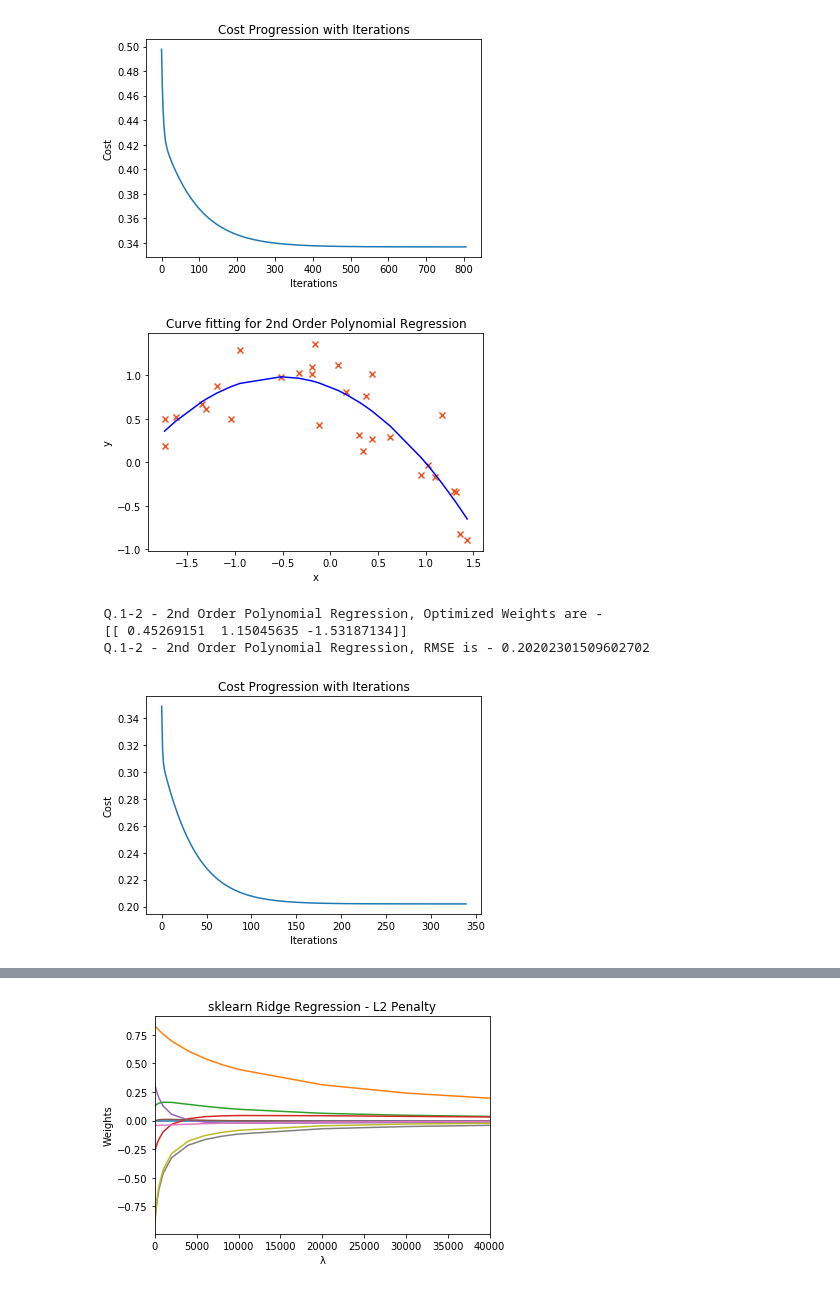
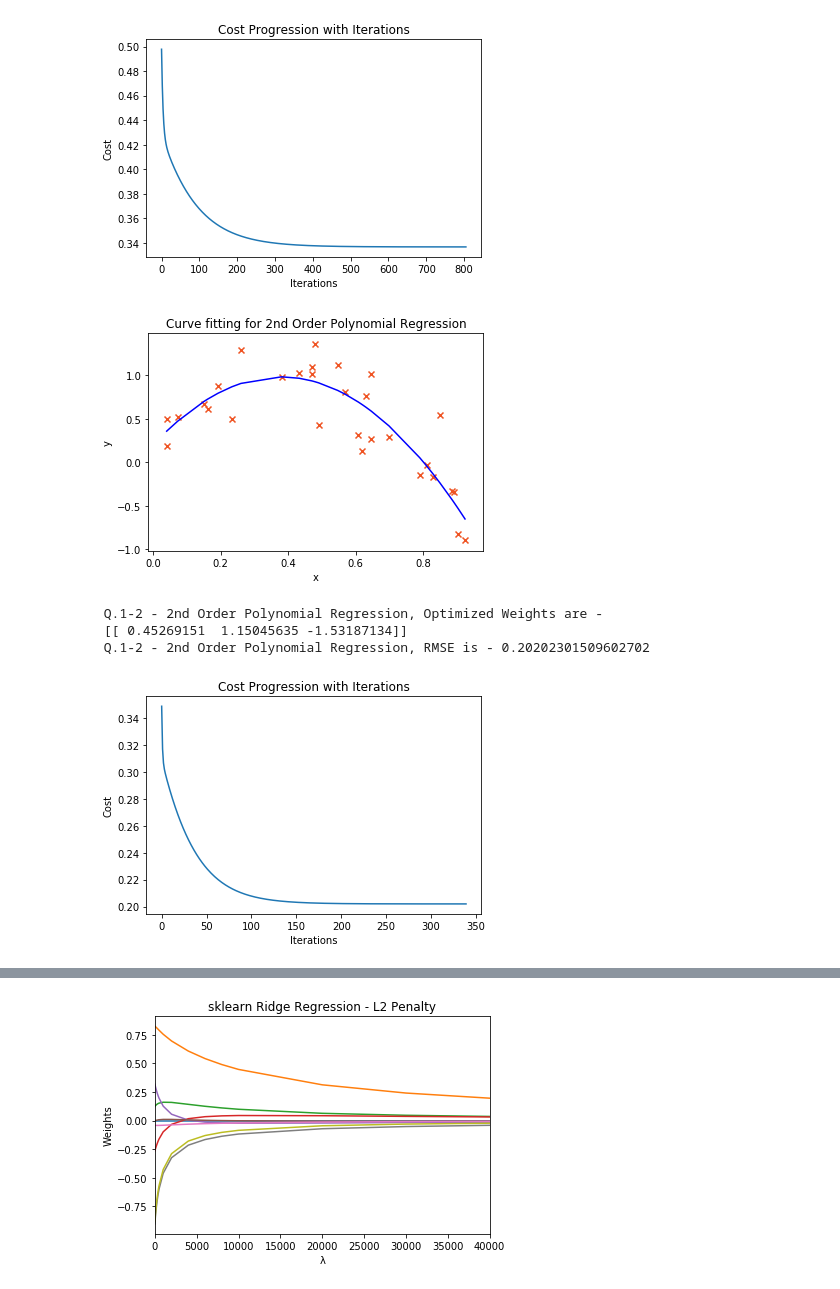
Before and after one commit to MeenakshiParyani/Polynomial-Regression, a Jupyter notebook: Polynomial-Regression.ipynb, the cells around one changed output, grey strips where cells are left out. Drawn from its saved outputs; the diff is of its cells as text; code cells hidden in the pictures.

Commit message:
Scale changes for X values

```diff
--- a/Polynomial-Regression.ipynb
+++ b/Polynomial-Regression.ipynb
@@ -49,11 +49,12 @@ def normalizeData(df, needSort, byColumn, yColumn):
     X = df.drop([yColumn], axis=1)
     #print('----Before norm-----')
     #print(X)
-    X = (X-X.mean(axis=0))/X.std(axis=0)
+    Xnorm = (X-X.mean(axis=0))/X.std(axis=0)
     #print('----After norm-----')
     #print(X)
-    X.insert(0,-1,1)# inserting ones column for beta0
-    return X, Y
+    X.insert(0,-1,1)
+    Xnorm.insert(0,-1,1)# inserting ones column for beta0
+    return Xnorm, Y, X
 
 def gradientDescentUsingMatrix(x, y, beta, learning_rate, iters):
     temp = np.matrix(np.zeros(beta.shape))
@@ -102,34 +103,35 @@ plotCostHistory(costs)
 # %%
 # Q.1-2 - 2nd Order Polynomial Regression
 
 def generatePolynomialInput(df, order, xheader):
     for i in range(2,order+1):
         df[i] = df[xheader]**i
     return df
 
 def performPolynomialRegression(df, learning_rate, iters, order, xheader, yheader, plt_title, draw):
     beta = np.matrix(np.zeros(order+1))
     #print(df.head())
     normalized_df_poly = generatePolynomialInput(df, order, xheader)
     #print(normalized_df_poly.head())
-    X, Y = normalizeData(normalized_df_poly, True, xheader, yheader); # Normalize the data for proper scaling
+    X, Y, Xor = normalizeData(normalized_df_poly, True, xheader, yheader); # Normalize the data for proper scaling
+    XorM = np.matrix(Xor.values)
     XM = np.matrix(X.values)
     YM = np.matrix(Y.values)
-    Xcord = list(XM[:,1].flat)
+    Xcord = list(XorM[:,1].flat)
     Ycord = list(YM[:,0].flat)
     beta, costs, rmse = gradientDescentUsingMatrix(XM, YM, beta, learning_rate, iters)
     y_pred = XM * beta.T
     if(draw):
         drawPlot(Xcord, Ycord, y_pred, order, plt_title, xheader, yheader);
     return beta, rmse, costs, X
 
 df = data1;
 beta, rmse, costs, X = performPolynomialRegression(df, 0.5, 10000, 2, 'x', 'y', '', True)
 print(" Q.1-2 - 2nd Order Polynomial Regression, Optimized Weights are -\n",beta)
 print(" Q.1-2 - 2nd Order Polynomial Regression, " + colored('RMSE is - ' + str(rmse), 'green'))
 plotCostHistory(costs)
 # %% [output]
-[figure, old version]
+[figure, new version]
  Q.1-2 - 2nd Order Polynomial Regression, Optimized Weights are -
  [[ 0.45269151  1.15045635 -1.53187134]]
  Q.1-2 - 2nd Order Polynomial Regression, RMSE is - 0.20202301509602702
```
Also changed, not shown: parts of 16 cells of this notebook.
